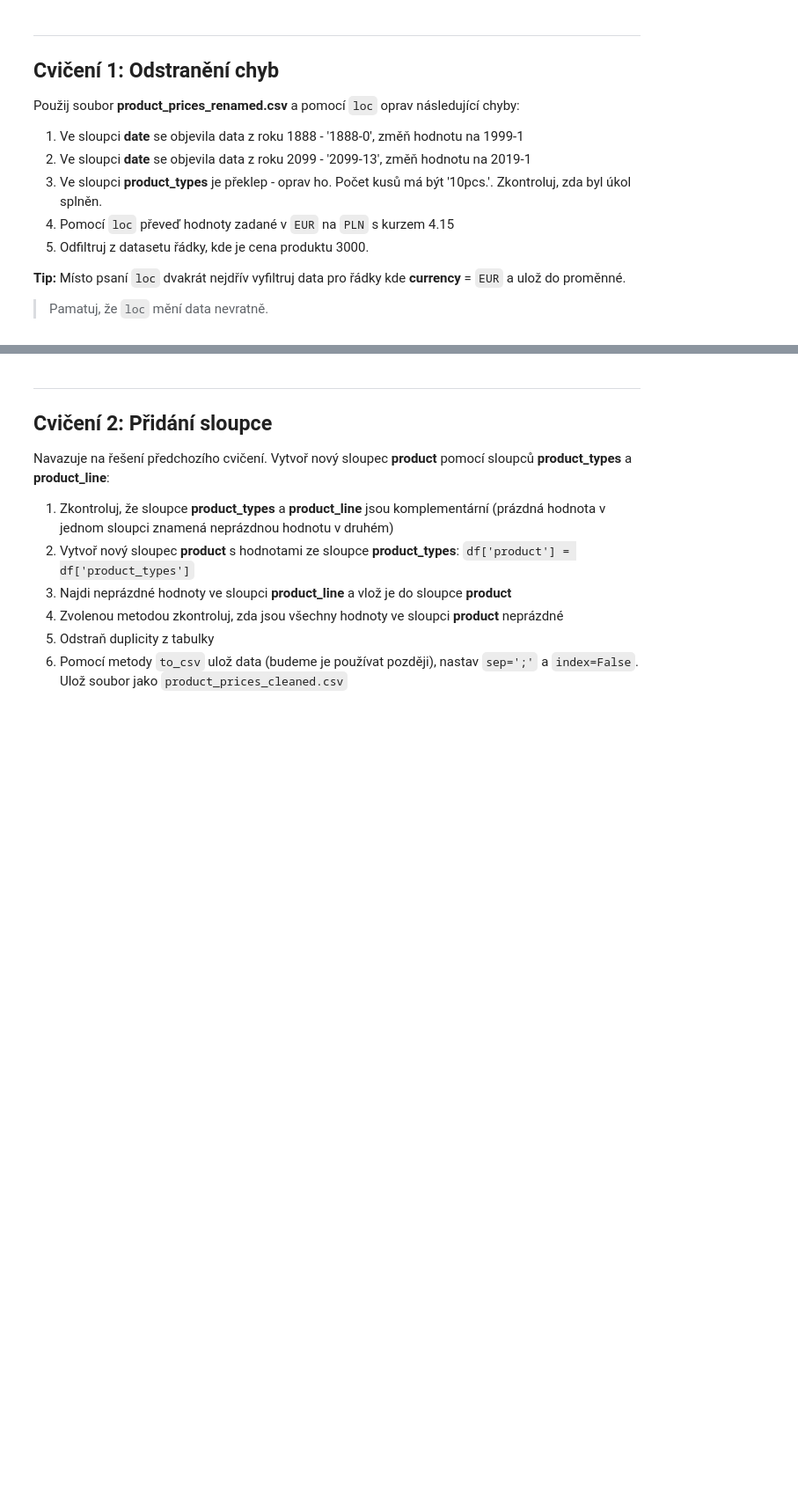
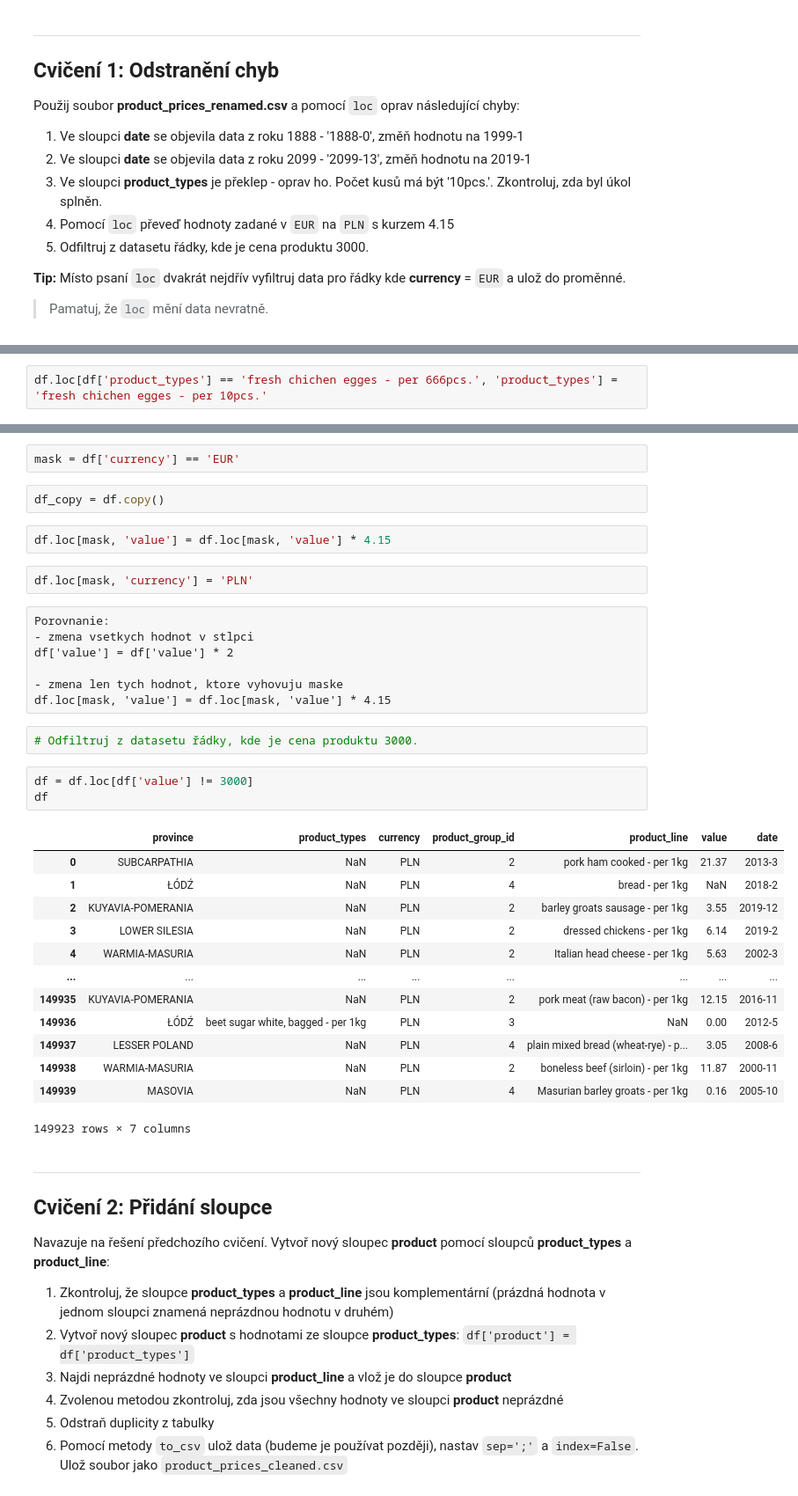
Before and after one commit to danakozakova/Python-CodersLab, a Jupyter notebook: Day_5/Day_5_03_Data_processing_part2_reseni.ipynb, the cells around one changed output, grey strips where cells are left out. Shown at 88% size. Cells and saved outputs as stored; diff of their text form; blank space fills up the shorter version.

```diff
--- a/Day_5/Day_5_03_Data_processing_part2_reseni.ipynb
+++ b/Day_5/Day_5_03_Data_processing_part2_reseni.ipynb
@@ -472,0 +556,2 @@ Použij soubor **product_prices_renamed.csv** a pomocí `loc` oprav následujíc
+# %%
+df.loc[df['product_types'] == 'fresh chichen egges - per 666pcs.', 'product_types'] = 'fresh chichen egges - per 10pcs.'
@@ -473,3 +572,37 @@ Použij soubor **product_prices_renamed.csv** a pomocí `loc` oprav následujíc
+# %%
+mask = df['currency'] == 'EUR'
+# %%
+df_copy = df.copy()
+# %%
+df.loc[mask, 'value'] = df.loc[mask, 'value'] * 4.15
+# %%
+df.loc[mask, 'currency'] = 'PLN'
+# %% [raw]
+Porovnanie:
+- zmena vsetkych hodnot v stlpci
+df['value'] = df['value'] * 2
+
+- zmena len tych hodnot, ktore vyhovuju maske
+df.loc[mask, 'value'] = df.loc[mask, 'value'] * 4.15
+# %%
+# Odfiltruj z datasetu řádky, kde je cena produktu 3000.
+# %%
+df = df.loc[df['value'] != 3000]
+df
+# %% [output]
+|  | province | product_types | currency | product_group_id | product_line | value | date |
+| 0 | SUBCARPATHIA | NaN | PLN | 2 | pork ham cooked - per 1kg | 21.37 | 2013-3 |
+| 1 | ŁÓDŹ | NaN | PLN | 4 | bread - per 1kg | NaN | 2018-2 |
+| 2 | KUYAVIA-POMERANIA | NaN | PLN | 2 | barley groats sausage - per 1kg | 3.55 | 2019-12 |
+| 3 | LOWER SILESIA | NaN | PLN | 2 | dressed chickens - per 1kg | 6.14 | 2019-2 |
+| 4 | WARMIA-MASURIA | NaN | PLN | 2 | Italian head cheese - per 1kg | 5.63 | 2002-3 |
+| ... | ... | ... | ... | ... | ... | ... | ... |
+| 149935 | KUYAVIA-POMERANIA | NaN | PLN | 2 | pork meat (raw bacon) - per 1kg | 12.15 | 2016-11 |
+| 149936 | ŁÓDŹ | beet sugar white, bagged - per 1kg | PLN | 3 | NaN | 0.00 | 2012-5 |
+| 149937 | LESSER POLAND | NaN | PLN | 4 | plain mixed bread (wheat-rye) - p... | 3.05 | 2008-6 |
+| 149938 | WARMIA-MASURIA | NaN | PLN | 2 | boneless beef (sirloin) - per 1kg | 11.87 | 2000-11 |
+| 149939 | MASOVIA | NaN | PLN | 4 | Masurian barley groats - per 1kg | 0.16 | 2005-10 |
+149923 rows × 7 columns
 # %% [markdown]
 ---
 ## Cvičení 2: Přidání sloupce
```
Also changed, not shown: parts of 14 cells of this notebook.
